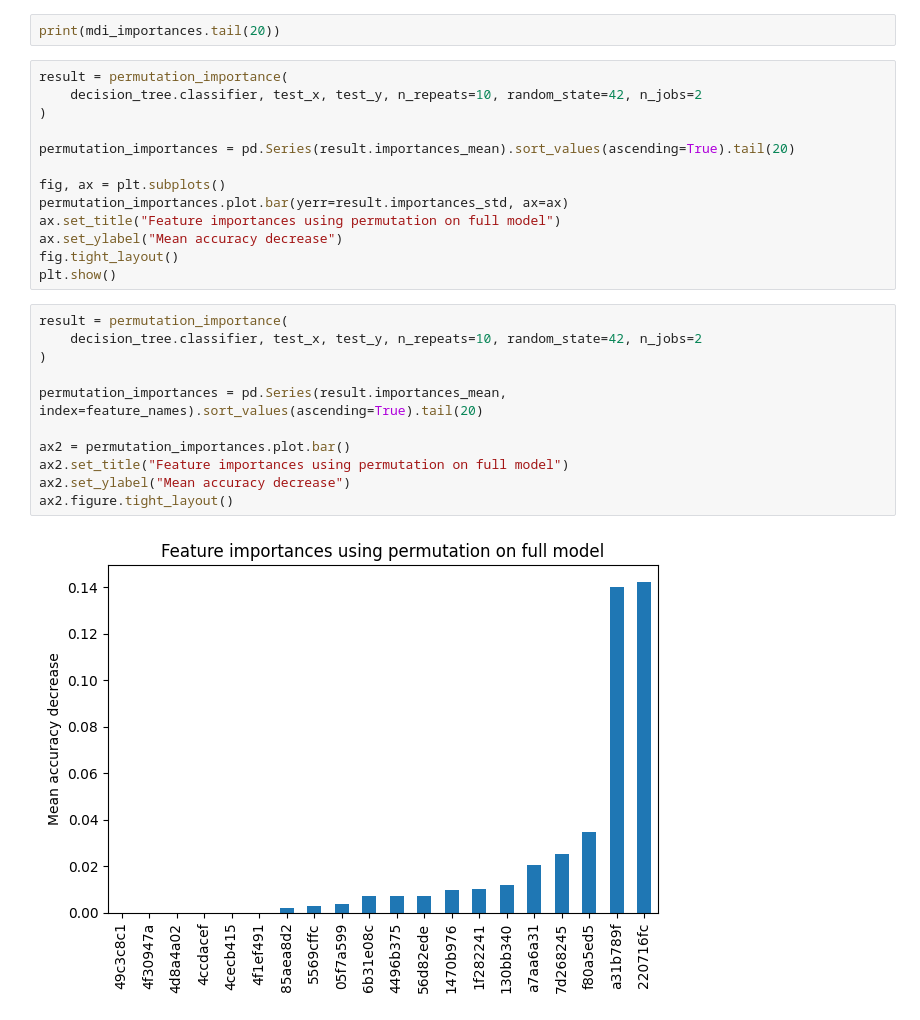
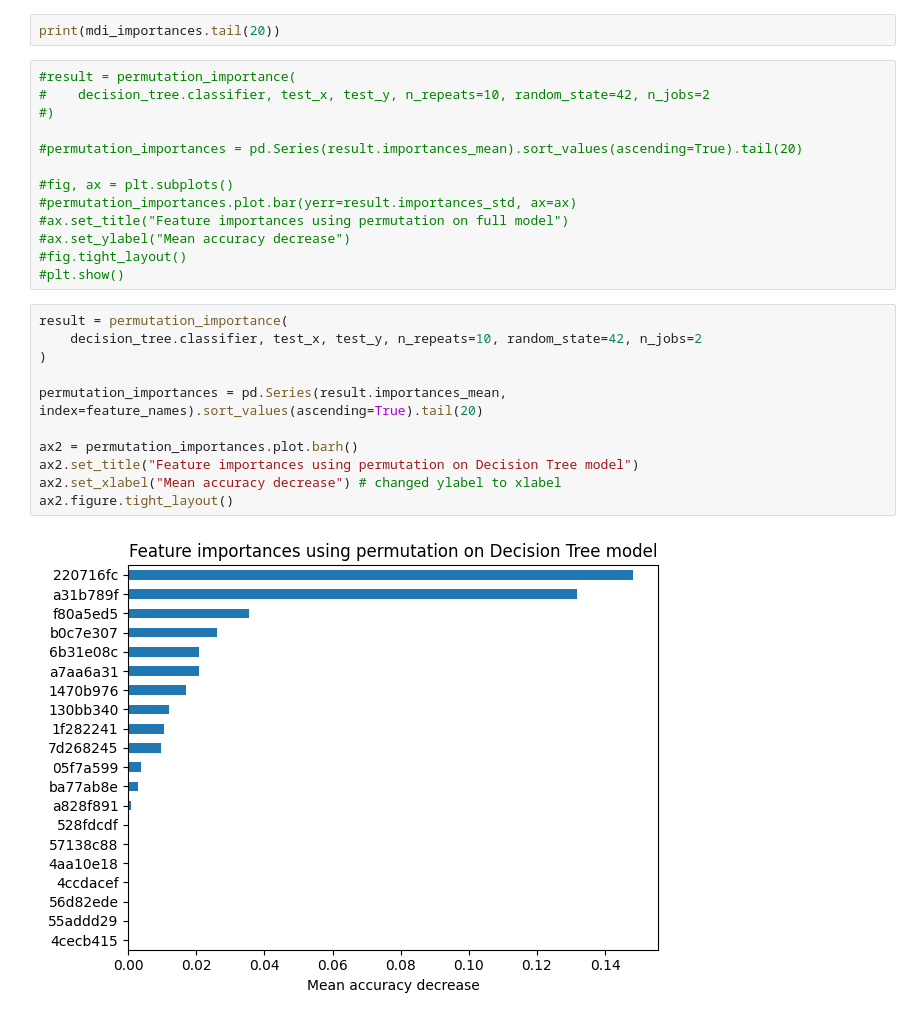
Before and after one commit to 34yu34/log6309e-group, a Jupyter notebook: src/feature_importance.ipynb, the cells around one changed output. Drawn from its saved outputs; the diff is of its cells as text.

```diff
--- a/src/feature_importance.ipynb
+++ b/src/feature_importance.ipynb
@@ -64,28 +50,28 @@ ax1.figure.tight_layout()
 # %%
 print(mdi_importances.tail(20))
 # %%
-result = permutation_importance(
-    decision_tree.classifier, test_x, test_y, n_repeats=10, random_state=42, n_jobs=2
-)
+#result = permutation_importance(
+#    decision_tree.classifier, test_x, test_y, n_repeats=10, random_state=42, n_jobs=2
+#)
 
-permutation_importances = pd.Series(result.importances_mean).sort_values(ascending=True).tail(20)
+#permutation_importances = pd.Series(result.importances_mean).sort_values(ascending=True).tail(20)
 
-fig, ax = plt.subplots()
-permutation_importances.plot.bar(yerr=result.importances_std, ax=ax)
-ax.set_title("Feature importances using permutation on full model")
-ax.set_ylabel("Mean accuracy decrease")
-fig.tight_layout()
-plt.show()
+#fig, ax = plt.subplots()
+#permutation_importances.plot.bar(yerr=result.importances_std, ax=ax)
+#ax.set_title("Feature importances using permutation on full model")
+#ax.set_ylabel("Mean accuracy decrease")
+#fig.tight_layout()
+#plt.show()
 # %%
 result = permutation_importance(
     decision_tree.classifier, test_x, test_y, n_repeats=10, random_state=42, n_jobs=2
 )
 
 permutation_importances = pd.Series(result.importances_mean, index=feature_names).sort_values(ascending=True).tail(20)
 
-ax2 = permutation_importances.plot.bar()
-ax2.set_title("Feature importances using permutation on full model")
-ax2.set_ylabel("Mean accuracy decrease")
+ax2 = permutation_importances.plot.barh()
+ax2.set_title("Feature importances using permutation on Decision Tree model")
+ax2.set_xlabel("Mean accuracy decrease") # changed ylabel to xlabel
 ax2.figure.tight_layout()
 # %% [output]
-[figure, old version]
+[figure, new version]
```
Also changed, not shown: parts of 11 cells of this notebook.
